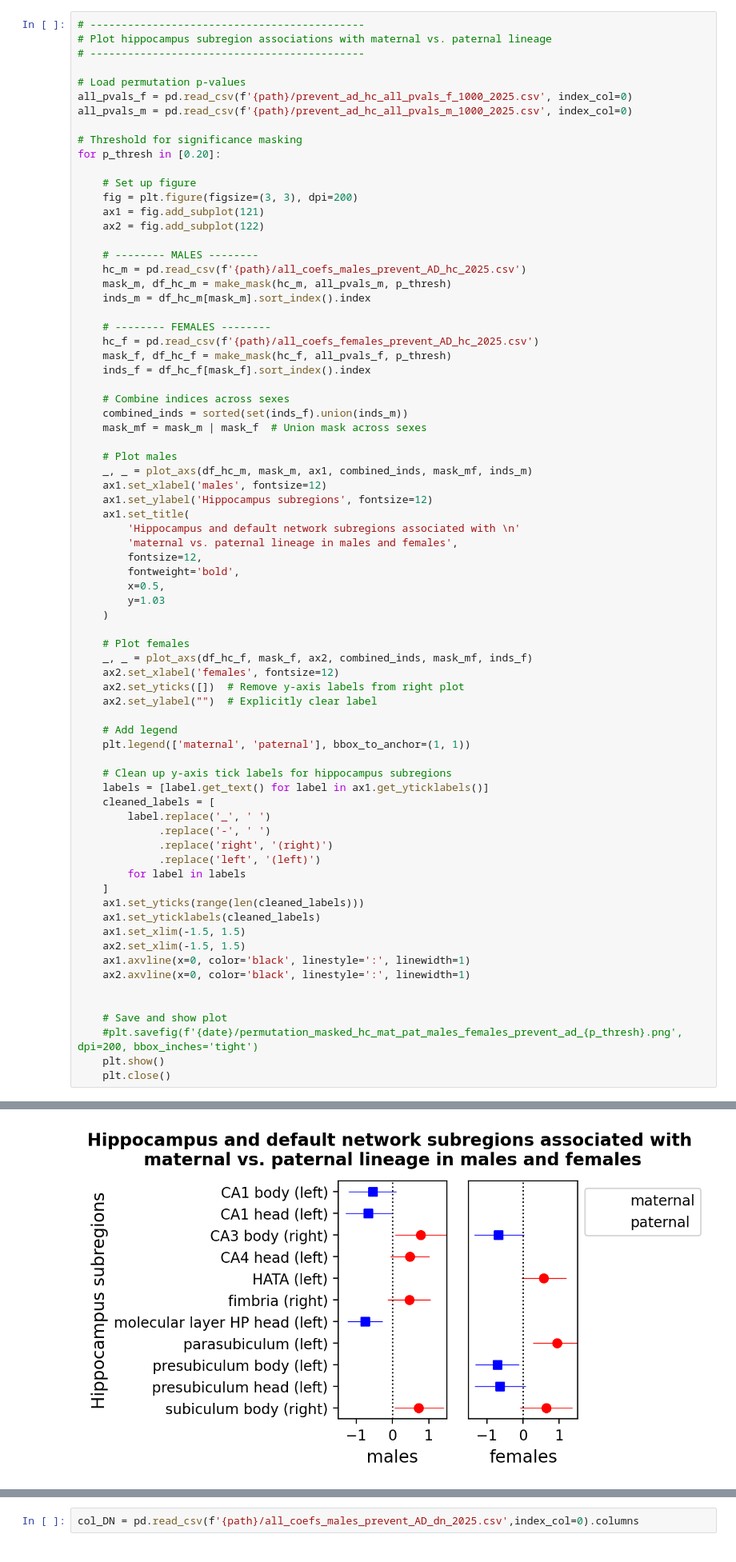
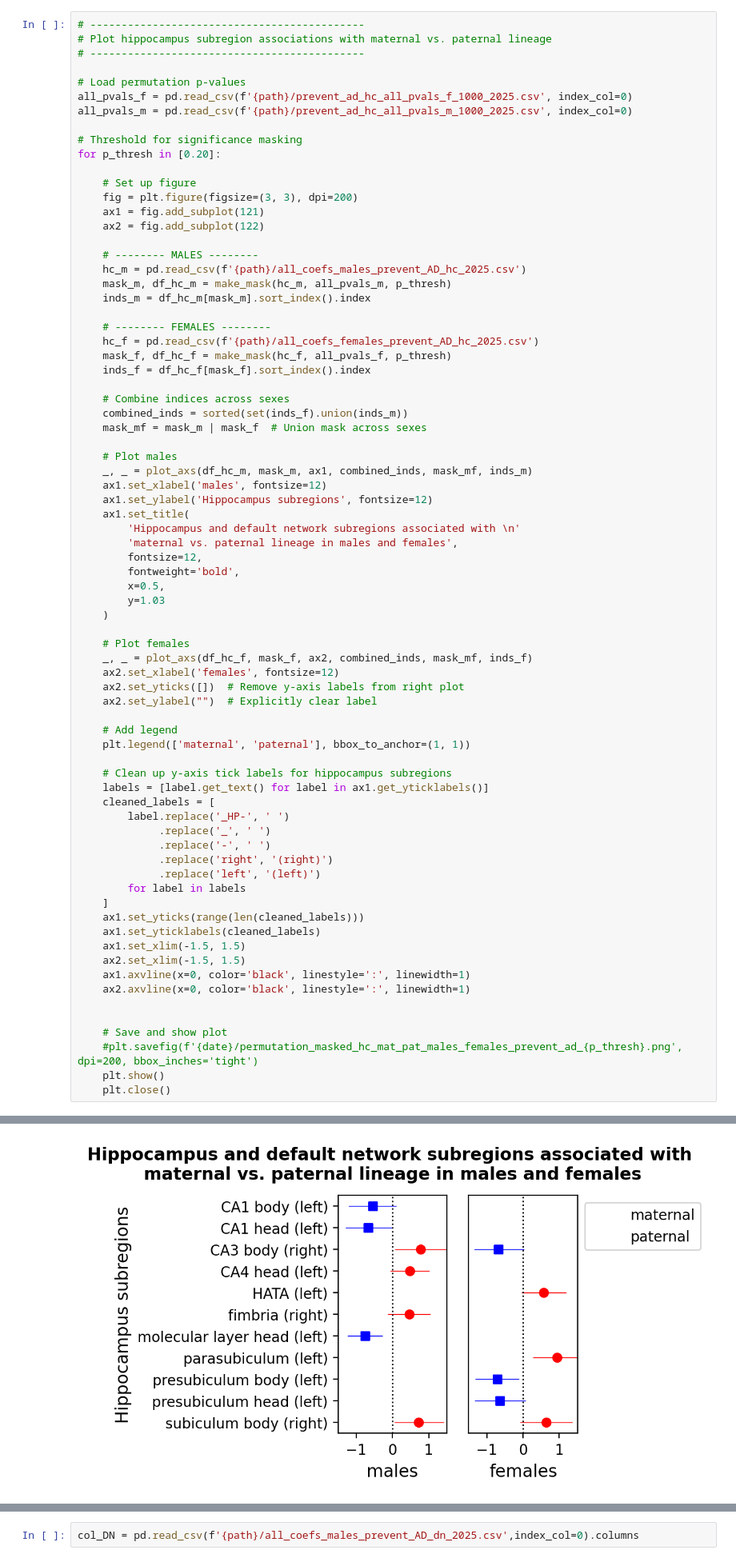
Before and after one commit to chloesavignac/PREVENTAD, a Jupyter notebook: 2025_Lineage_Classification.ipynb, the cells around one changed output, grey strips where cells are left out. Shown at 80% size. Saved outputs shown, nothing was run; the diff lists cells and outputs as text.

Commit message:
Formatted HC subregion labels

```diff
--- a/2025_Lineage_Classification.ipynb
+++ b/2025_Lineage_Classification.ipynb
@@ -187,35 +187,36 @@ for p_thresh in [0.20]:
 
     # Clean up y-axis tick labels for hippocampus subregions
     labels = [label.get_text() for label in ax1.get_yticklabels()]
     cleaned_labels = [
-        label.replace('_', ' ')
+        label.replace('_HP-', ' ')
+             .replace('_', ' ')
              .replace('-', ' ')
              .replace('right', '(right)')
              .replace('left', '(left)')
         for label in labels
     ]
     ax1.set_yticks(range(len(cleaned_labels)))
     ax1.set_yticklabels(cleaned_labels)
     ax1.set_xlim(-1.5, 1.5)
     ax2.set_xlim(-1.5, 1.5)
     ax1.axvline(x=0, color='black', linestyle=':', linewidth=1)
     ax2.axvline(x=0, color='black', linestyle=':', linewidth=1)
 
 
     # Save and show plot
     #plt.savefig(f'{date}/permutation_masked_hc_mat_pat_males_females_prevent_ad_{p_thresh}.png', dpi=200, bbox_inches='tight')
     plt.show()
     plt.close()
 # %% [output]
 Index(['CA1-body_left', 'CA1-head_left', 'molecular_layer_HP-head_left',
        'CA4-head_left', 'subiculum-body_right', 'CA3-body_right',
        'fimbria_right'],
       dtype='object')
 Index(['presubiculum-head_left', 'presubiculum-body_left',
        'parasubiculum_left', 'HATA_left', 'subiculum-body_right',
        'CA3-body_right'],
       dtype='object')
-[figure, old version]
+[figure, new version]
 # %% [markdown]
 # Default Network
 # %% [markdown]
```
